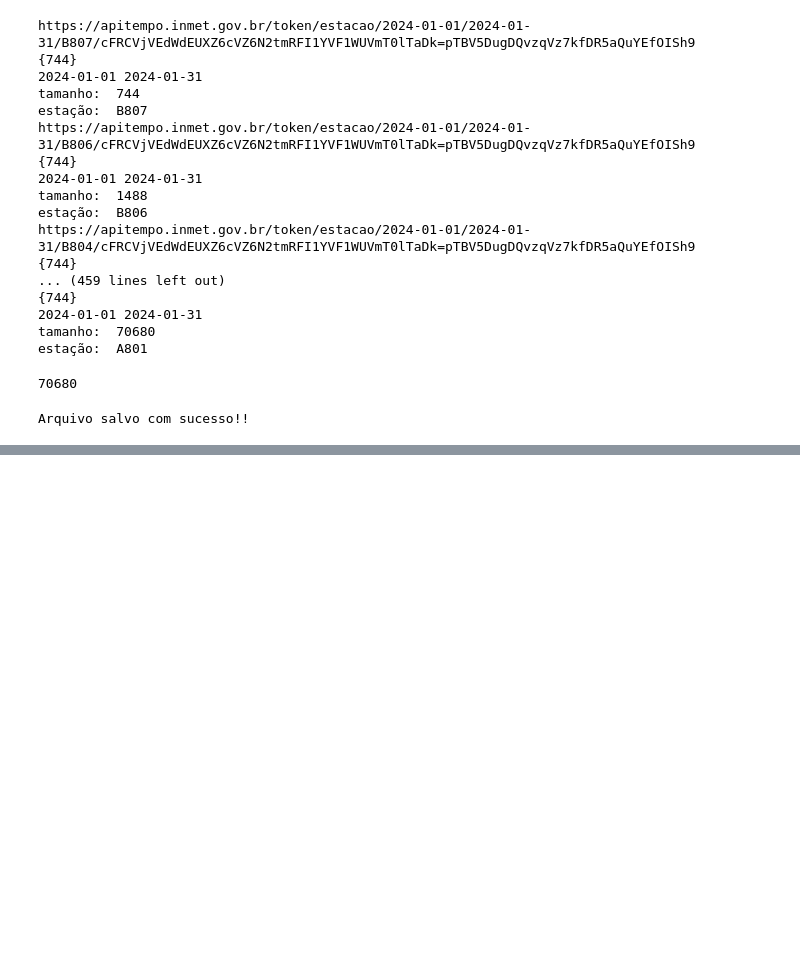
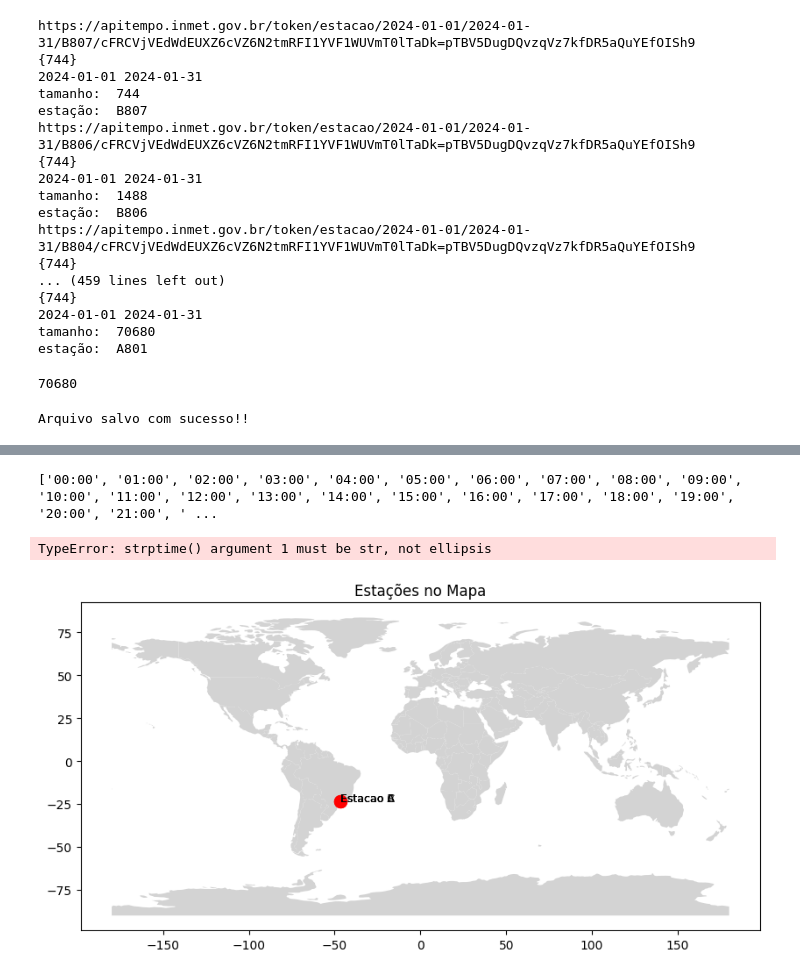
Before and after one commit to rodrigommar/project-sun-rad, a Jupyter notebook: notebook/explorar_arquivo_data_processed_all_stations.ipynb, the cells around one changed output, grey strips where cells are left out. Saved outputs shown, nothing was run; the diff lists cells and outputs as text; code cells hidden in the pictures; blank space fills up the shorter version.

```diff
--- a/notebook/explorar_arquivo_data_processed_all_stations.ipynb
+++ b/notebook/explorar_arquivo_data_processed_all_stations.ipynb
@@ -511,0 +711,75 @@ Arquivo salvo com sucesso!!
+# %%
+from datetime import datetime, timedelta
+
+def horas_do_dia():
+    hora_inicial = datetime.strptime("00:00", "%H:%M")
+    hora_atual = datetime.strptime("00:00", "%H:%M")
+    horas = []
+
+    while hora_atual < hora_inicial + timedelta(hours=24):
+        horas.append(hora_atual.strftime("%H:%M"))
+        hora_atual += timedelta(minutes=60)
+
+    return horas
+
+# Exemplo de uso:
+horas = horas_do_dia()
+print(horas)
+# %% [output]
+['00:00', '01:00', '02:00', '03:00', '04:00', '05:00', '06:00', '07:00', '08:00', '09:00', '10:00', '11:00', '12:00', '13:00', '14:00', '15:00', '16:00', '17:00', '18:00', '19:00', '20:00', '21:00', ' ...
+# %%
+from datetime import datetime, timedelta
+
+# Suponha que você tenha uma lista de horas no formato '00:00' até '23:00'
+horas_originais = ['00:00', '01:00', '02:00', ..., '22:00', '23:00']
+
+# Converter as horas para objetos datetime
+horas_datetime = [datetime.strptime(hora, '%H:%M') for hora in horas_originais]
+
+# Adicionar um deslocamento de +3 horas
+deslocamento = timedelta(hours=3)
+horas_deslocadas = [hora + deslocamento for hora in horas_datetime]
+
+# Converter de volta para o formato de string 'HH:MM'
+horas_deslocadas_formatadas = [hora.strftime('%H:%M') for hora in horas_deslocadas]
+
+# Exibir as horas originais e as horas deslocadas
+for original, deslocada in zip(horas_originais, horas_deslocadas_formatadas):
+    print(f'{original} -> {deslocada}')
+# %% [output]
+TypeError: strptime() argument 1 must be str, not ellipsis
+# %%
+import geopandas as gpd
+import matplotlib.pyplot as plt
+
+# Suponha que você tenha um DataFrame com informações das estações e suas coordenadas geográficas
+# Aqui, estou criando um exemplo fictício para ilustração
+data = {
+    'Estacao': ['Estacao A', 'Estacao B', 'Estacao C'],
+    'Latitude': [-23.550520, -23.560520, -23.570520],
+    'Longitude': [-46.633308, -46.643308, -46.653308]
+}
+
+df_estacoes = gpd.GeoDataFrame(data, geometry=gpd.points_from_xy(data['Longitude'], data['Latitude']))
+
+# Carregar um mapa base (pode ser um shapefile ou GeoJSON)
+# Aqui, estou usando um mapa simplificado do Brasil como exemplo
+world = gpd.read_file(gpd.datasets.get_path('naturalearth_lowres'))
+
+# Plotar o mapa base
+ax = world.plot(figsize=(10, 6), color='lightgray')
+
+# Adicionar as estações ao mapa
+df_estacoes.plot(ax=ax, marker='o', color='red', markersize=100)
+
+# Adicionar rótulos para as estações
+for x, y, label in zip(df_estacoes.geometry.x, df_estacoes.geometry.y, df_estacoes['Estacao']):
+    ax.text(x, y, label, fontsize=9)
+
+# Configurar o título do mapa
+plt.title('Estações no Mapa')
+
+# Exibir o gráfico
+plt.show()
+# %% [output]
+[figure, added]
```
Also changed, not shown: parts of 14 cells of this notebook, 8 other files.
